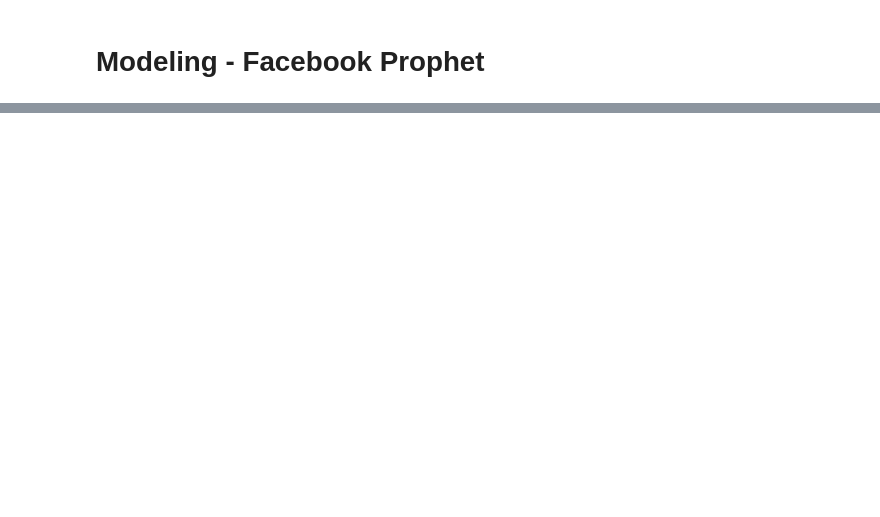
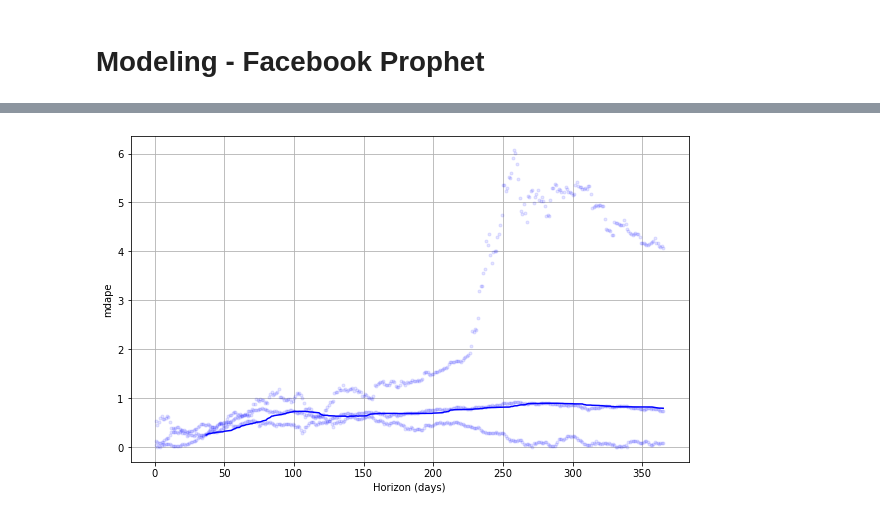
Before and after one commit to aquarius101204/DataScienceCapstoneProjects, a Jupyter notebook: 3rdCapstoneProject_Final/Unit27.1.1_Pre-processing_Work_and_Model_Final.ipynb, the cells around one changed output, grey strips where cells are left out. Drawn from its saved outputs; the diff is of its cells as text; code cells hidden in the pictures; blank space fills up the shorter version.

```diff
--- a/3rdCapstoneProject_Final/Unit27.1.1_Pre-processing_Work_and_Model_Final.ipynb
+++ b/3rdCapstoneProject_Final/Unit27.1.1_Pre-processing_Work_and_Model_Final.ipynb
@@ -524,0 +762,5 @@ ModuleNotFoundError: No module named 'fbprophet'
+# %%
+from prophet.plot import plot_cross_validation_metric
+fig = plot_cross_validation_metric(model_cv2, metric='mdape')
+# %% [output]
+[figure, added]
```
Also changed, not shown: parts of 68 cells of this notebook.
